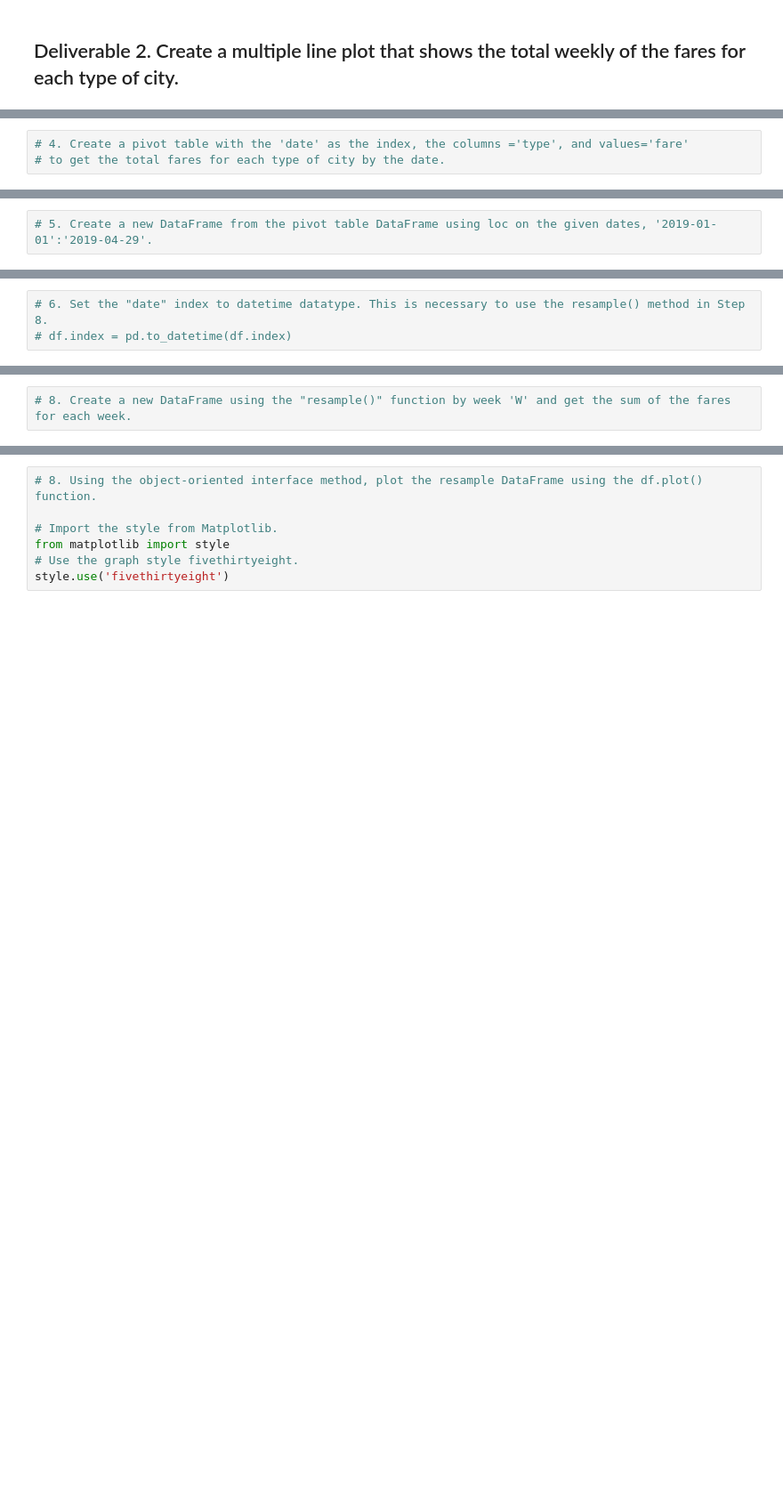
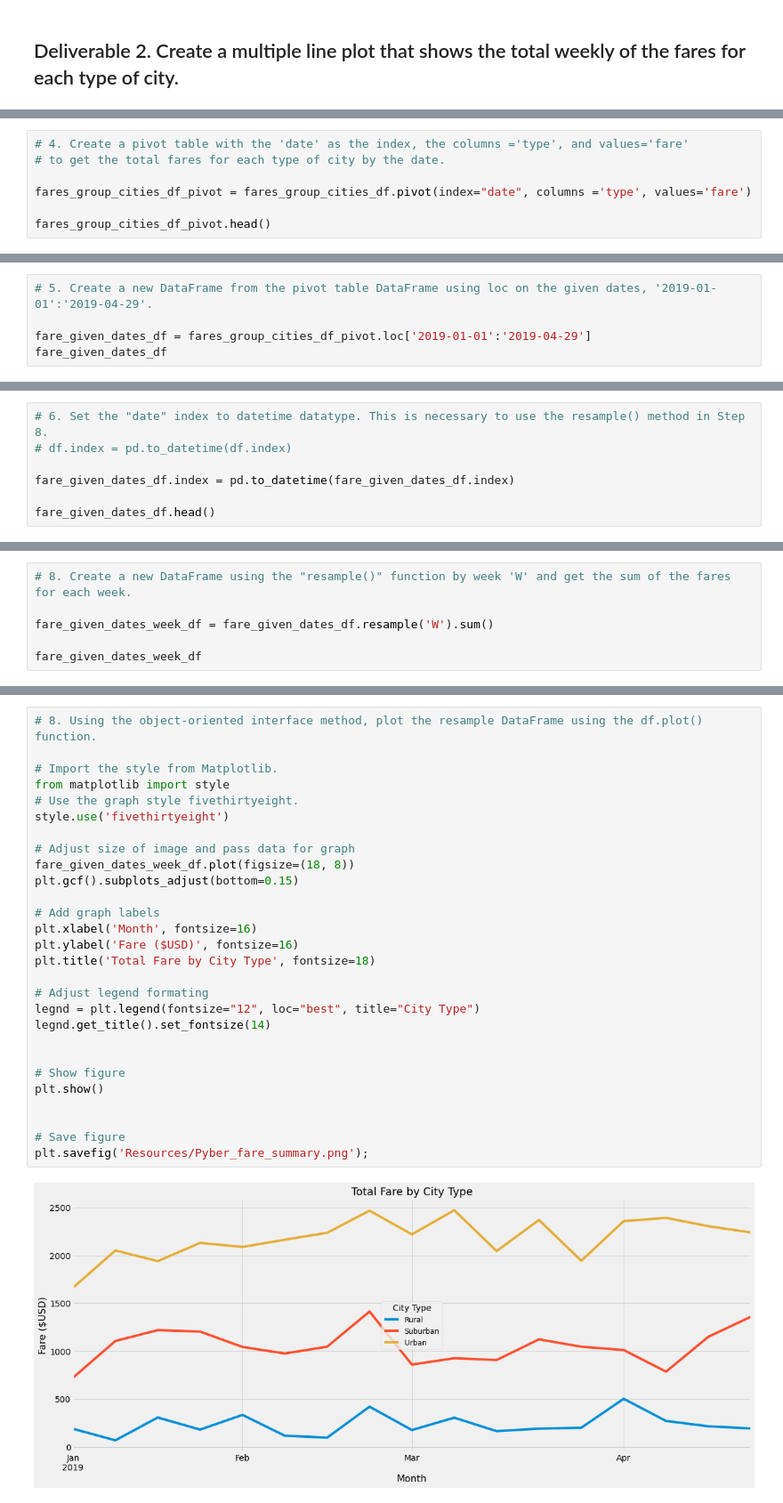
Before and after one commit to jjcode-databootcamp/PyBer_Analysis, a Jupyter notebook: PyBer_Challenge.ipynb, the cells around one changed output, grey strips where cells are left out. Shown at 89% size. Saved outputs shown, nothing was run; the diff lists cells and outputs as text; blank space fills up the shorter version.

```diff
--- a/PyBer_Challenge.ipynb
+++ b/PyBer_Challenge.ipynb
@@ -225,3 +263,7 @@ pyber_summary_df
 # %%
 # 4. Create a pivot table with the 'date' as the index, the columns ='type', and values='fare'
 # to get the total fares for each type of city by the date.
+
+fares_group_cities_df_pivot = fares_group_cities_df.pivot(index="date", columns ='type', values='fare')
+
+fares_group_cities_df_pivot.head()
@@ -228,2 +278,5 @@ pyber_summary_df
 # %%
 # 5. Create a new DataFrame from the pivot table DataFrame using loc on the given dates, '2019-01-01':'2019-04-29'.
+
+fare_given_dates_df = fares_group_cities_df_pivot.loc['2019-01-01':'2019-04-29']
+fare_given_dates_df
@@ -230,3 +298,7 @@ pyber_summary_df
 # %%
 # 6. Set the "date" index to datetime datatype. This is necessary to use the resample() method in Step 8.
 # df.index = pd.to_datetime(df.index)
+
+fare_given_dates_df.index = pd.to_datetime(fare_given_dates_df.index)
+
+fare_given_dates_df.head()
@@ -235,2 +328,6 @@ pyber_summary_df
 # %%
 # 8. Create a new DataFrame using the "resample()" function by week 'W' and get the sum of the fares for each week.
+
+fare_given_dates_week_df = fare_given_dates_df.resample('W').sum()
+
+fare_given_dates_week_df
@@ -237,7 +354,30 @@ pyber_summary_df
 # %%
 # 8. Using the object-oriented interface method, plot the resample DataFrame using the df.plot() function.
 
 # Import the style from Matplotlib.
 from matplotlib import style
 # Use the graph style fivethirtyeight.
 style.use('fivethirtyeight')
+
+# Adjust size of image and pass data for graph
+fare_given_dates_week_df.plot(figsize=(18, 8))
+plt.gcf().subplots_adjust(bottom=0.15)
+
+# Add graph labels
+plt.xlabel('Month', fontsize=16)
+plt.ylabel('Fare ($USD)', fontsize=16)
+plt.title('Total Fare by City Type', fontsize=18)
+
+# Adjust legend formating
+legnd = plt.legend(fontsize="12", loc="best", title="City Type")
+legnd.get_title().set_fontsize(14)
+
+
+# Show figure
+plt.show()
+
+
+# Save figure
+plt.savefig('Resources/Pyber_fare_summary.png');
+# %% [output]
+[figure, added]
```
Also changed, not shown: parts of 14 cells of this notebook, 1 other file.
